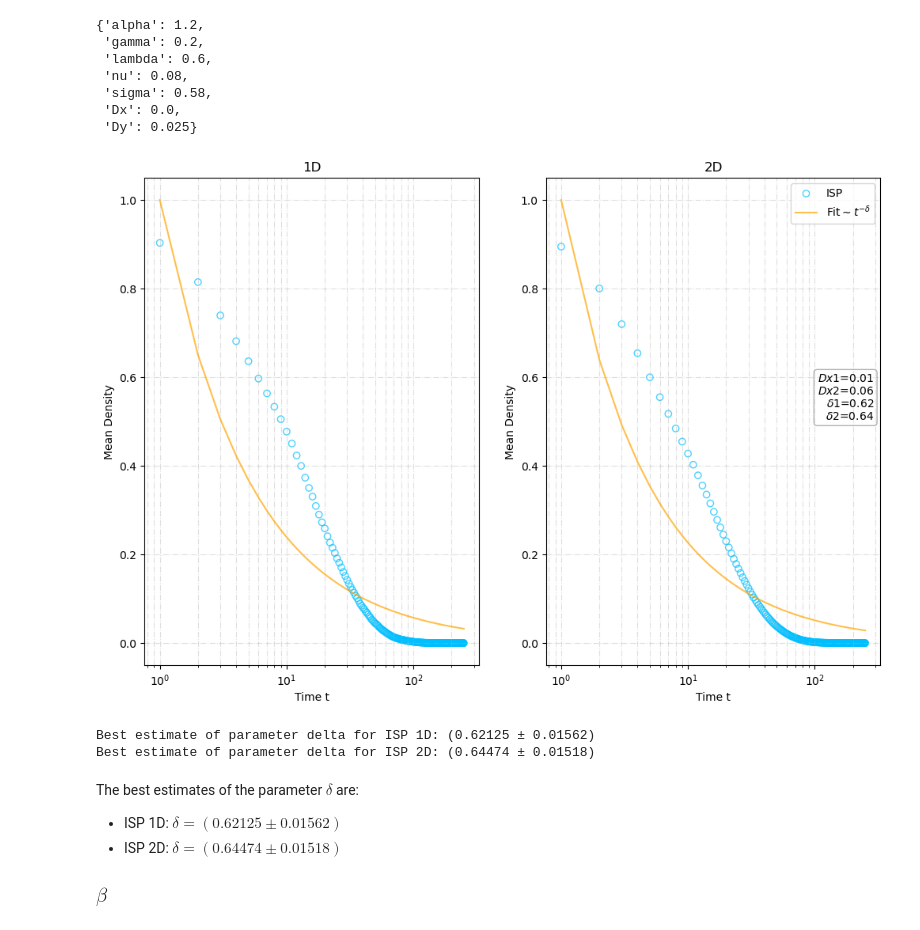
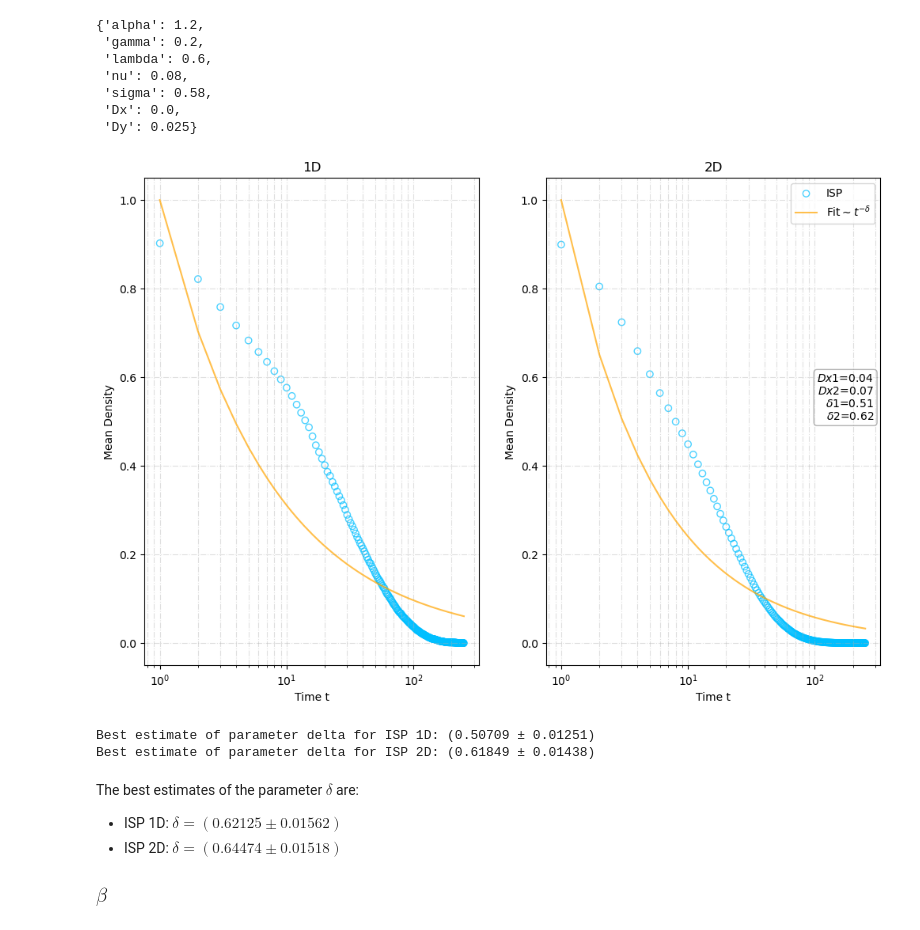
Before and after one commit to pietromalagoli/PCS, a Jupyter notebook: project.ipynb, the cells around one changed output. Drawn from its saved outputs; the diff is of its cells as text; code cells hidden in the pictures.

```diff
--- a/project.ipynb
+++ b/project.ipynb
@@ -631,7 +632,7 @@ ax[2].set_title(f'3D')
 ax[2].set_xlabel(r'Probability of Invasion / $D_{x}$')
 ax[2].set_ylabel('Filling fraction')
 ax[2].grid(True,which='both',alpha=0.7,linestyle='-.')
-m.add_par_box({'N': params_DP[0], 'time_steps': params_DP[1], 'Pdis': params_DP[2]})
+#m.add_par_box({'N': params_DP[0], 'Time steps': params_DP[1], 'Pdis': params_DP[2]})
 plt.savefig(f'plots/fillings.png')
 plt.legend()
 plt.show()
@@ -688,8 +689,8 @@ The attractor (x*,y*) is a stable spiral (negative discriminant -> damped oscill
  'Dx': 0.0,
  'Dy': 0.01}
 # %%
-Dspan = np.linspace(1e-4,1,100) #100
-params = [100, 500, par, 50, True]
+Dspan = np.linspace(1e-4,0.9,20) #100
+params = [100, 250, par, 50, 1]
 F = m.filling_fraction_ST(m.lattice2,Pspan=Dspan,params=params)
 
 plt.figure(figsize=(12,8))
@@ -699,7 +700,7 @@ plt.ylabel('Filling Fraction')
 plt.xscale('log')
 plt.title('Critical Transition in Stochastic Diffusion')
 plt.grid(True,which='both',linestyle='-.',alpha=0.4)
-m.add_par_box({'N': params[0], 'time_steps': params[1], 'Pdis': params[2]})
+m.add_par_box({'N': params[0], 'Time steps': params[1]})
 plt.savefig('plots/Figure4.png')
 plt.show()
 # %% [output]
@@ -808,4 +800,14 @@ NameError: name 'params_DP' is not defined
 # %%
-DP_threshold1 = np.min(fillings_ST1[0,:][fillings_ST1[1,:] > 0])
-print(f'The directed percolation threshold is evaluated as {DP_threshold1} for lattice (1+1)D, up to an accuracy of 0.00005')
+fractions = fillings_ST1[1, :]
+dx_values = fillings_ST1[0, :]
+
+DP_threshold1 = np.nan
+for i in range(len(fractions)):
+    if np.all(fractions[i:] > 0):
+        DP_threshold1 = dx_values[i]
+        break
+
+if np.isnan(DP_threshold1):
+    raise ValueError("No Dx found such that the filling fraction stays > 0 for all larger Dx.")
+print(f'The directed percolation threshold is evaluated as {DP_threshold1:.5f} for lattice (1+1)D, up to an accuracy of 0.00005')
 # %% [output]
@@ -841,4 +846,14 @@ KeyboardInterrupt:
 # %%
-DP_threshold2 = np.min(fillings_ST2[0,:][fillings_ST2[1,:] > 0])
-print(f'The directed percolation threshold is evaluated as {DP_threshold2} for lattice (1+1)D, up to an accuracy of 0.00005')
+fractions = fillings_ST2[1, :]
+dx_values = fillings_ST2[0, :]
+
+DP_threshold2 = np.nan
+for i in range(len(fractions)):
+    if np.all(fractions[i:] > 0):
+        DP_threshold2 = dx_values[i]
+        break
+
+if np.isnan(DP_threshold2):
+    raise ValueError("No Dx found such that the filling fraction stays > 0 for all larger Dx.")
+print(f'The directed percolation threshold is evaluated as {DP_threshold2:.4f} for lattice (2+1)D, up to an accuracy of 0.00005')
 # %% [output]
@@ -910,7 +925,7 @@ max_workers = min(os.cpu_count() or 1,n_iter,8)
 dim = 1
 model = models[dim-1]
 local_par1 = par.copy()
-local_par1['Dx'] = 0.01341 # set the system at criticality
+local_par1['Dx'] = DP_threshold1 #0.01341 # set the system at criticality
 N1 = 500
 args = [(N1,time_steps,local_par1,2)]*n_iter
 active_density_mat1 = np.zeros((n_iter,time_steps))
@@ -922,7 +937,7 @@ mean_density1 = np.mean(active_density_mat1,axis=0)
 dim = 2
 model = models[dim-1]
 local_par2 = par.copy()
-local_par2['Dx'] = 0.0576 # set the system at criticality
+local_par2['Dx'] = DP_threshold2 #0.0576 # set the system at criticality
 N2 = 100
 args = [(N2,time_steps,local_par2,2)]*n_iter
 active_density_mat2 = np.zeros((n_iter,time_steps))
@@ -936,36 +951,36 @@ best_delta2, best_cov2 = curve_fit(f=Fdensity,xdata=np.arange(1,time_steps+1),yd
 best_error1 = np.sqrt(np.diag(best_cov1))   # compute standard deviation from covariance
 best_error2 = np.sqrt(np.diag(best_cov2))
 
 fig, ax = plt.subplots(1,2,figsize=(12,8))
 ax[0].scatter(np.arange(1,time_steps+1),mean_density1,alpha=0.7,facecolors='none', edgecolors='deepskyblue',label='ISP')
 ax[0].plot(np.arange(1,time_steps+1),Fdensity(np.arange(1,time_steps+1),best_delta1),c='orange',label=r'$Fit as t^{-\delta}$',alpha=0.7)
 ax[0].set_xlabel('Time t')
 ax[0].set_ylabel('Mean Density')
 ax[0].set_xscale('log')
 ax[0].set_title('1D')
 ax[0].grid(True,which='both',alpha=0.4,linestyle='-.')
 #m.add_par_box({'N': N1, 'time_steps': time_steps, r'$D^{c}_{x}$':local_par1['Dx'], r'$\delta$':best_delta1})
 
 ax[1].scatter(np.arange(1,time_steps+1),mean_density2,alpha=0.7,facecolors='none', edgecolors='deepskyblue',label='ISP')
 ax[1].plot(np.arange(1,time_steps+1),Fdensity(np.arange(1,time_steps+1),best_delta2),c='orange',label=r'$\text{Fit} \sim t^{-\delta}$',alpha=0.7)
 ax[1].set_xlabel('Time t')
 ax[1].set_ylabel('Mean Density')
 ax[1].set_xscale('log')
 ax[1].set_title('2D')
 ax[1].grid(True,which='both',alpha=0.4,linestyle='-.')
 m.add_par_box({r'$Dx2$':local_par2['Dx'], r'$\delta2$':best_delta2,
                r'$Dx1$':local_par1['Dx'], r'$\delta1$':best_delta1})
 
 plt.savefig('plots/delta.png')
 plt.legend(loc='upper right')
 plt.show()
 
 print(f"Best estimate of parameter delta for ISP 1D: ({float(best_delta1):.5f} ± {float(best_error1):.5f})")
 print(f"Best estimate of parameter delta for ISP 2D: ({float(best_delta2):.5f} ± {float(best_error2):.5f})")
 # %% [output]
-[figure, old version]
+[figure, new version]
-Best estimate of parameter delta for ISP 1D: (0.62125 ± 0.01562)
-Best estimate of parameter delta for ISP 2D: (0.64474 ± 0.01518)
+Best estimate of parameter delta for ISP 1D: (0.50709 ± 0.01251)
+Best estimate of parameter delta for ISP 2D: (0.61849 ± 0.01438)
 # %% [markdown]
 The best estimates of the parameter $\delta$ are:
 - ISP 1D: $\delta = (0.62125  \pm 0.01562)$
```
Also changed, not shown: parts of 19 cells of this notebook, 10 other files.
